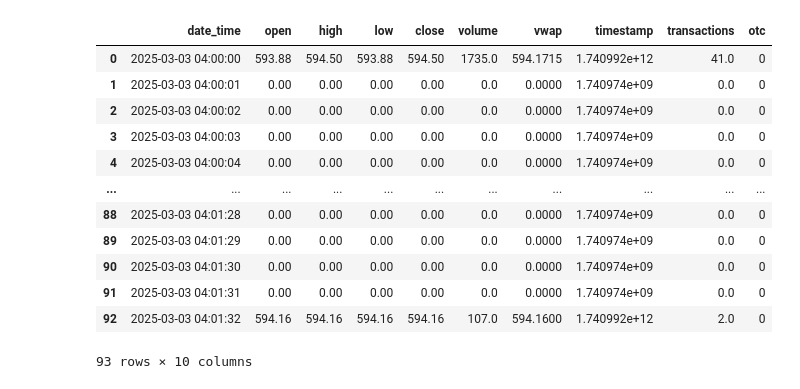
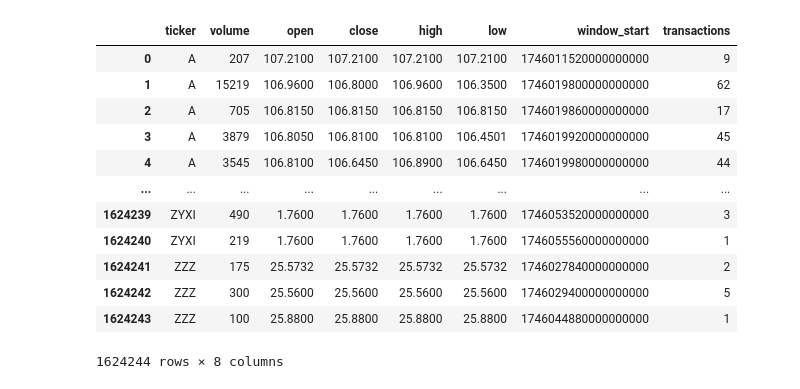
Before and after one commit to gavinfancher/datafin, a Jupyter notebook: package-test.ipynb, the cells around one changed output. Cells and saved outputs as stored; diff of their text form; code cells hidden in the pictures.

```diff
--- a/package-test.ipynb
+++ b/package-test.ipynb
@@ -42,21 +42,22 @@ my_s3 = S3Client(
 )
 # %%
 df = my_s3.get_parquet(
-    path='dev/polygon/equities/sec-eod-aggs/raw/year=2025/month=03',
-    file_name='raw-spy-2025-03'
+    path='dev/polygon/equities/min-eod-aggs/raw/year=2025/month=04',
+    file_name='raw-2025-04-29'
 )
 # %%
+df
 # %% [output]
-|  | date_time | open | high | low | close | volume | vwap | timestamp | transactions | otc |
-| 0 | 2025-03-03 04:00:00 | 593.88 | 594.50 | 593.88 | 594.50 | 1735.0 | 594.1715 | 1.740992e+12 | 41.0 | 0 |
-| 1 | 2025-03-03 04:00:01 | 0.00 | 0.00 | 0.00 | 0.00 | 0.0 | 0.0000 | 1.740974e+09 | 0.0 | 0 |
-| 2 | 2025-03-03 04:00:02 | 0.00 | 0.00 | 0.00 | 0.00 | 0.0 | 0.0000 | 1.740974e+09 | 0.0 | 0 |
-| 3 | 2025-03-03 04:00:03 | 0.00 | 0.00 | 0.00 | 0.00 | 0.0 | 0.0000 | 1.740974e+09 | 0.0 | 0 |
-| 4 | 2025-03-03 04:00:04 | 0.00 | 0.00 | 0.00 | 0.00 | 0.0 | 0.0000 | 1.740974e+09 | 0.0 | 0 |
-| ... | ... | ... | ... | ... | ... | ... | ... | ... | ... | ... |
-| 88 | 2025-03-03 04:01:28 | 0.00 | 0.00 | 0.00 | 0.00 | 0.0 | 0.0000 | 1.740974e+09 | 0.0 | 0 |
-| 89 | 2025-03-03 04:01:29 | 0.00 | 0.00 | 0.00 | 0.00 | 0.0 | 0.0000 | 1.740974e+09 | 0.0 | 0 |
-| 90 | 2025-03-03 04:01:30 | 0.00 | 0.00 | 0.00 | 0.00 | 0.0 | 0.0000 | 1.740974e+09 | 0.0 | 0 |
-| 91 | 2025-03-03 04:01:31 | 0.00 | 0.00 | 0.00 | 0.00 | 0.0 | 0.0000 | 1.740974e+09 | 0.0 | 0 |
-| 92 | 2025-03-03 04:01:32 | 594.16 | 594.16 | 594.16 | 594.16 | 107.0 | 594.1600 | 1.740992e+12 | 2.0 | 0 |
+|  | ticker | volume | open | close | high | low | window_start | transactions |
+| 0 | A | 207 | 107.2100 | 107.2100 | 107.2100 | 107.2100 | 1746011520000000000 | 9 |
+| 1 | A | 15219 | 106.9600 | 106.8000 | 106.9600 | 106.3500 | 1746019800000000000 | 62 |
+| 2 | A | 705 | 106.8150 | 106.8150 | 106.8150 | 106.8150 | 1746019860000000000 | 17 |
+| 3 | A | 3879 | 106.8050 | 106.8100 | 106.8100 | 106.4501 | 1746019920000000000 | 45 |
+| 4 | A | 3545 | 106.8100 | 106.6450 | 106.8900 | 106.6450 | 1746019980000000000 | 44 |
+| ... | ... | ... | ... | ... | ... | ... | ... | ... |
+| 1624239 | ZYXI | 490 | 1.7600 | 1.7600 | 1.7600 | 1.7600 | 1746053520000000000 | 3 |
+| 1624240 | ZYXI | 219 | 1.7600 | 1.7600 | 1.7600 | 1.7600 | 1746055560000000000 | 1 |
+| 1624241 | ZZZ | 175 | 25.5732 | 25.5732 | 25.5732 | 25.5732 | 1746027840000000000 | 2 |
+| 1624242 | ZZZ | 300 | 25.5600 | 25.5600 | 25.5600 | 25.5600 | 1746029400000000000 | 5 |
+| 1624243 | ZZZ | 100 | 25.8800 | 25.8800 | 25.8800 | 25.8800 | 1746044880000000000 | 1 |
-93 rows × 10 columns
+1624244 rows × 8 columns
```
Also changed, not shown: parts of 1 cell of this notebook, 5 other files.
